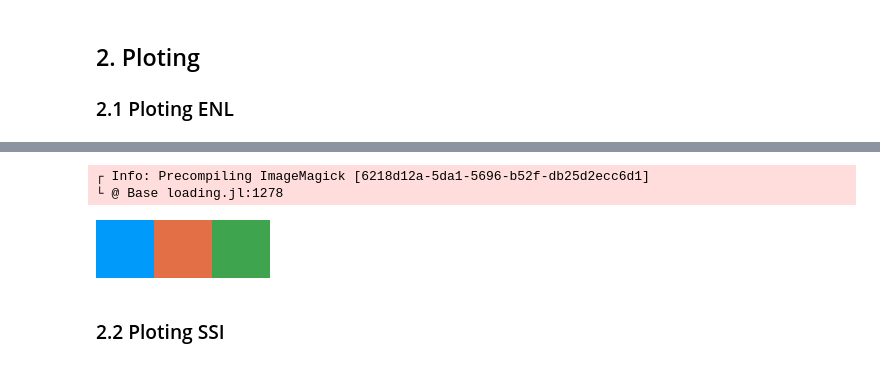
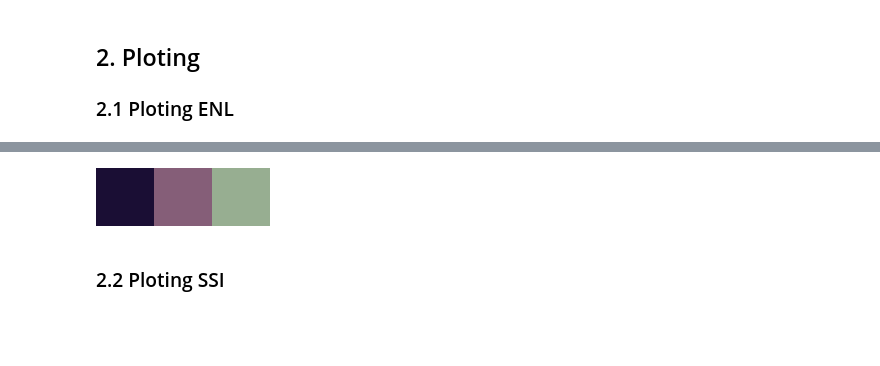
Before and after one commit to rfhklwt/Denoising, a Jupyter notebook: data_plot.ipynb, the cells around one changed output, grey strips where cells are left out. Saved outputs shown, nothing was run; the diff lists cells and outputs as text; code cells hidden in the pictures; blank space fills up the shorter version.

```diff
--- a/data_plot.ipynb
+++ b/data_plot.ipynb
@@ -60,9 +43,7 @@ c = palette(:purple)
-# %%
-[c[1] c[2] c[3]]
-# %% [output]
-┌ Info: Precompiling ImageMagick [6218d12a-5da1-5696-b52f-db25d2ecc6d1]
-└ @ Base loading.jl:1278
-[figure, removed]
+# %%
+c = [RGB{Float64}(0.103874,0.056805,0.20243) RGB{Float64}(0.52005,0.369042,0.471546) RGB{Float64}(0.592425,0.683002,0.567492)]
+# %% [output]
+[figure, added]
 # %%
 plot(S, sdm_enl,
     m = :pentagon, alpha = 0.9,
```
Also changed, not shown: parts of 9 cells of this notebook, 12 other files.
